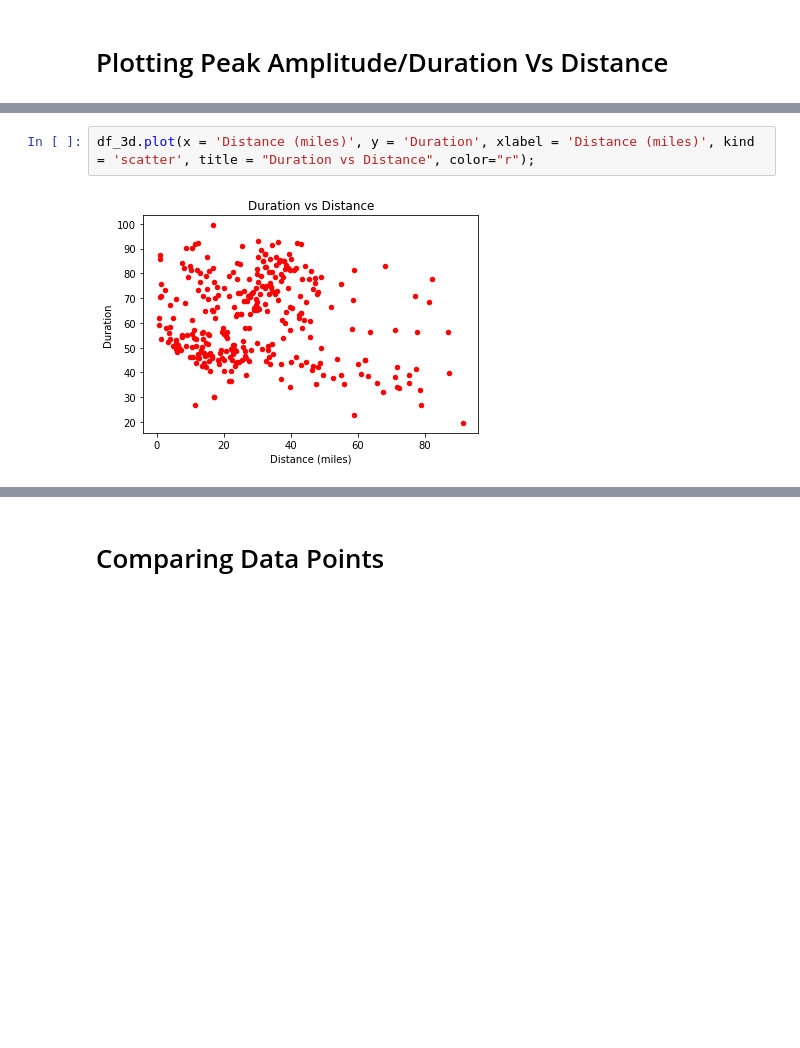
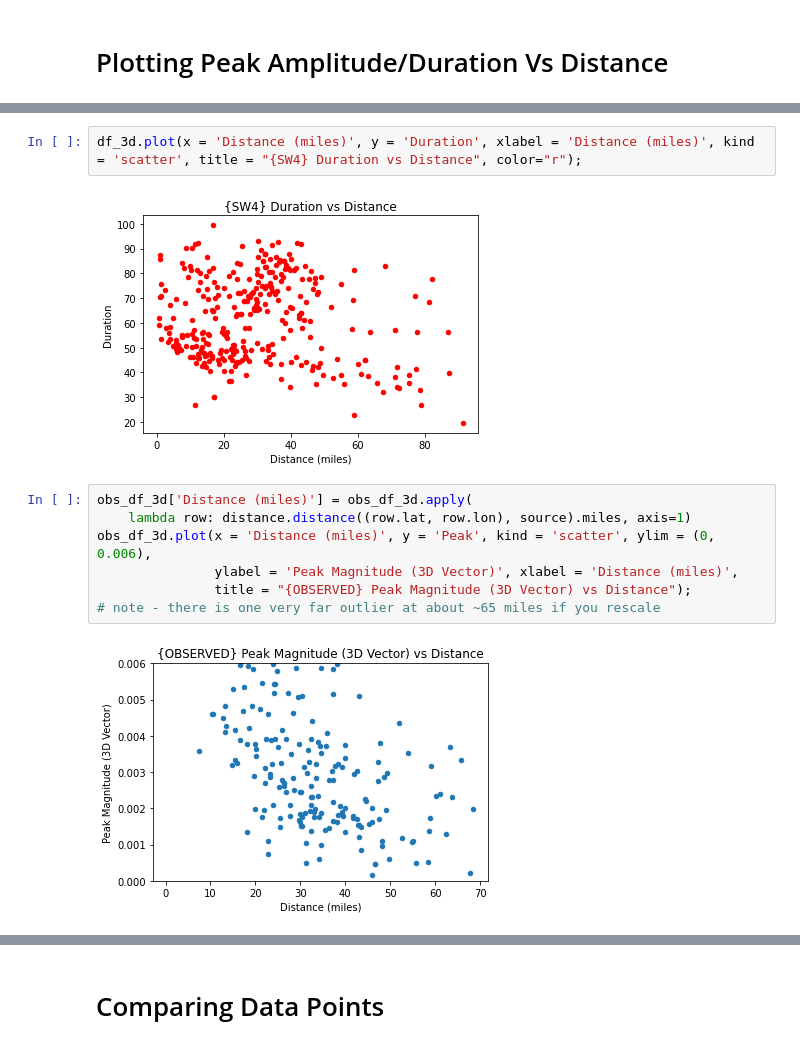
Before and after one commit to jeffreyjsung/3d-ground-motion-simulations, a Jupyter notebook: 3d_ground_motion_simulations.ipynb, the cells around one changed output, grey strips where cells are left out. Drawn from its saved outputs; the diff is of its cells as text; blank space fills up the shorter version.

```diff
--- a/3d_ground_motion_simulations.ipynb
+++ b/3d_ground_motion_simulations.ipynb
@@ -292,4 +478,13 @@ df_3d.plot(x = 'Distance (miles)', y = 'Peak', kind = 'scatter', ylabel = 'Peak
 # %%
-df_3d.plot(x = 'Distance (miles)', y = 'Duration', xlabel = 'Distance (miles)', kind = 'scatter', title = "Duration vs Distance", color="r");
+df_3d.plot(x = 'Distance (miles)', y = 'Duration', xlabel = 'Distance (miles)', kind = 'scatter', title = "{SW4} Duration vs Distance", color="r");
 # %% [output]
-[figure, old version]
+[figure, new version]
+# %%
+obs_df_3d['Distance (miles)'] = obs_df_3d.apply(
+    lambda row: distance.distance((row.lat, row.lon), source).miles, axis=1)
+obs_df_3d.plot(x = 'Distance (miles)', y = 'Peak', kind = 'scatter', ylim = (0, 0.006),
+               ylabel = 'Peak Magnitude (3D Vector)', xlabel = 'Distance (miles)',
+               title = "{OBSERVED} Peak Magnitude (3D Vector) vs Distance");
+# note - there is one very far outlier at about ~65 miles if you rescale
+# %% [output]
+[figure, added]
```
Also changed, not shown: parts of 24 cells of this notebook, 1 other file.
